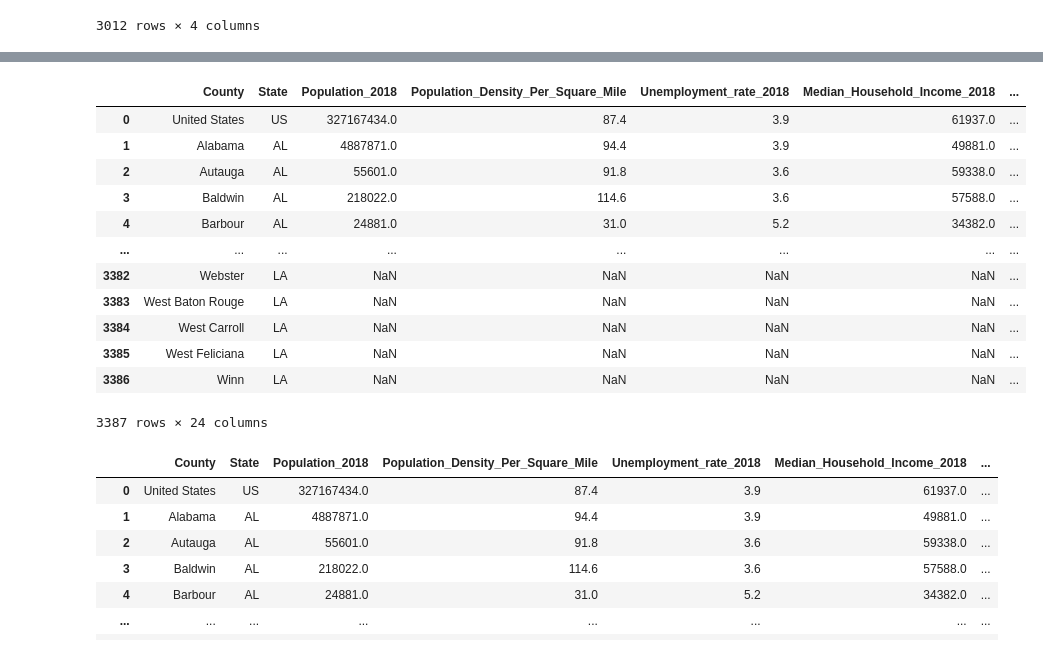
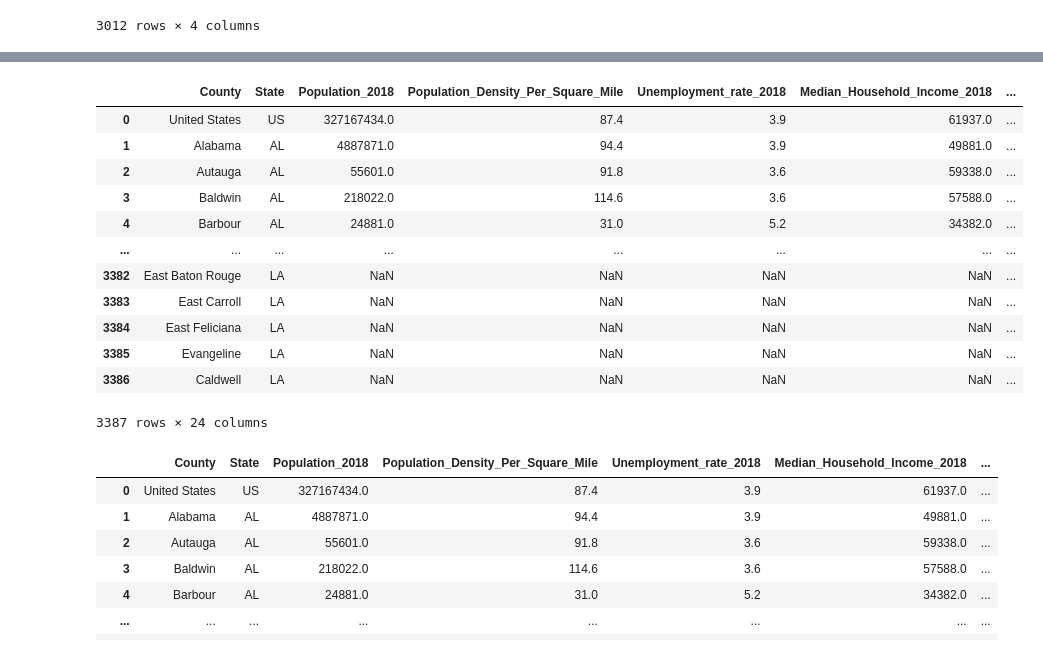
Before and after one commit to RHartley09/Project_1, a Jupyter notebook: TestFiles/Covid-Data-Import-CleanUp.ipynb, the cells around one changed output, grey strips where cells are left out. Cells and saved outputs as stored; diff of their text form; code cells hidden in the pictures.

Commit message:
added analysis and visualizations, and updated clean data

```diff
--- a/TestFiles/Covid-Data-Import-CleanUp.ipynb
+++ b/TestFiles/Covid-Data-Import-CleanUp.ipynb
@@ -242,3 +242,6 @@ cov_counties2_df
 # %%
 # export out as csv
 cov_counties2_df.to_csv("../clean_data/county_data_2.csv", index=False, header=True)
+# %%
+csv_path = "../clean_data/county_data_2redo.csv"
+cov_counties_2Redo_df  = pd.read_csv(csv_path, encoding="utf-8")
@@ -245,21 +264,21 @@ cov_counties2_df.to_csv("../clean_data/county_data_2.csv", index=False, header=T
 # %%
 # Merge two county DF's based on County and State columns
-cov19_counties_merge = pd.merge(clean_county1_df, cov_counties2_df, how='outer', on=['County', 'State'])
+cov19_counties_merge_Redo = pd.merge(clean_county1_df, cov_counties_2Redo_df, how='outer', on=['County', 'State'])
 
-cov19_counties_merge
+cov19_counties_merge_Redo
 # %% [output]
 |  | County | State | Population_2018 | Population_Density_Per_Square_Mile | Unemployment_rate_2018 | Median_Household_Income_2018 | ... |
 | 0 | United States | US | 327167434.0 | 87.4 | 3.9 | 61937.0 | ... |
 | 1 | Alabama | AL | 4887871.0 | 94.4 | 3.9 | 49881.0 | ... |
 | 2 | Autauga | AL | 55601.0 | 91.8 | 3.6 | 59338.0 | ... |
 | 3 | Baldwin | AL | 218022.0 | 114.6 | 3.6 | 57588.0 | ... |
 | 4 | Barbour | AL | 24881.0 | 31.0 | 5.2 | 34382.0 | ... |
 | ... | ... | ... | ... | ... | ... | ... | ... |
-| 3382 | Webster | LA | NaN | NaN | NaN | NaN | ... |
-| 3383 | West Baton Rouge | LA | NaN | NaN | NaN | NaN | ... |
-| 3384 | West Carroll | LA | NaN | NaN | NaN | NaN | ... |
-| 3385 | West Feliciana | LA | NaN | NaN | NaN | NaN | ... |
-| 3386 | Winn | LA | NaN | NaN | NaN | NaN | ... |
+| 3382 | East Baton Rouge | LA | NaN | NaN | NaN | NaN | ... |
+| 3383 | East Carroll | LA | NaN | NaN | NaN | NaN | ... |
+| 3384 | East Feliciana | LA | NaN | NaN | NaN | NaN | ... |
+| 3385 | Evangeline | LA | NaN | NaN | NaN | NaN | ... |
+| 3386 | Caldwell | LA | NaN | NaN | NaN | NaN | ... |
 3387 rows × 24 columns
 # %%
 # drop any blank or NaN rows based on column 'Median_Household_Income_2018'
```
Also changed, not shown: parts of 4 cells of this notebook, 4 other files.
